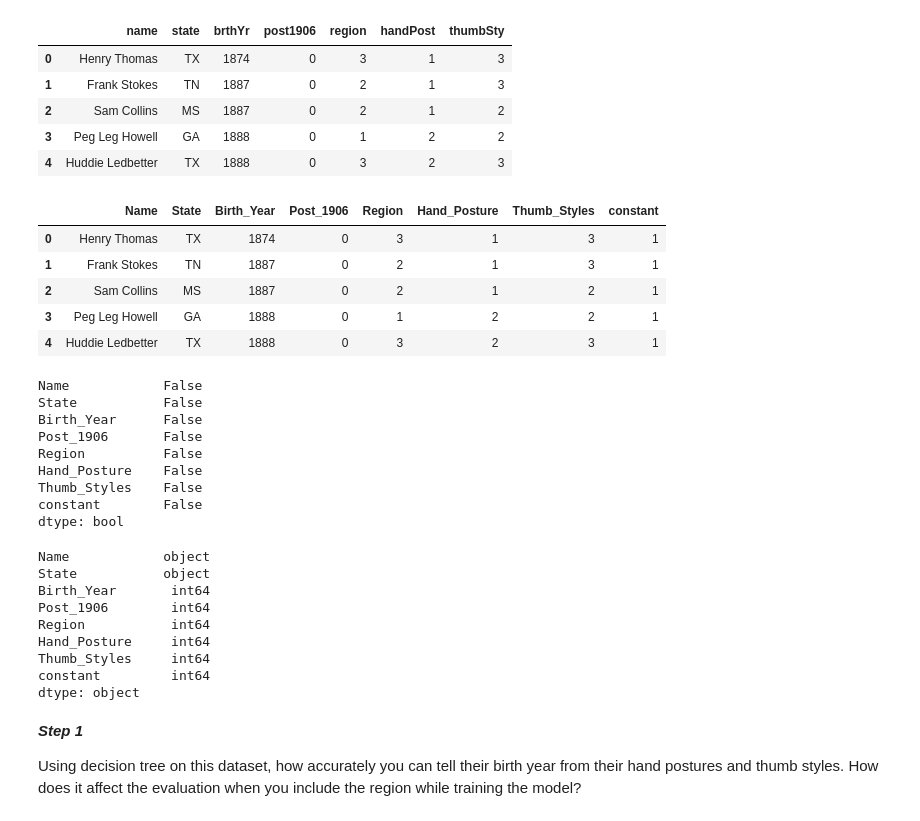
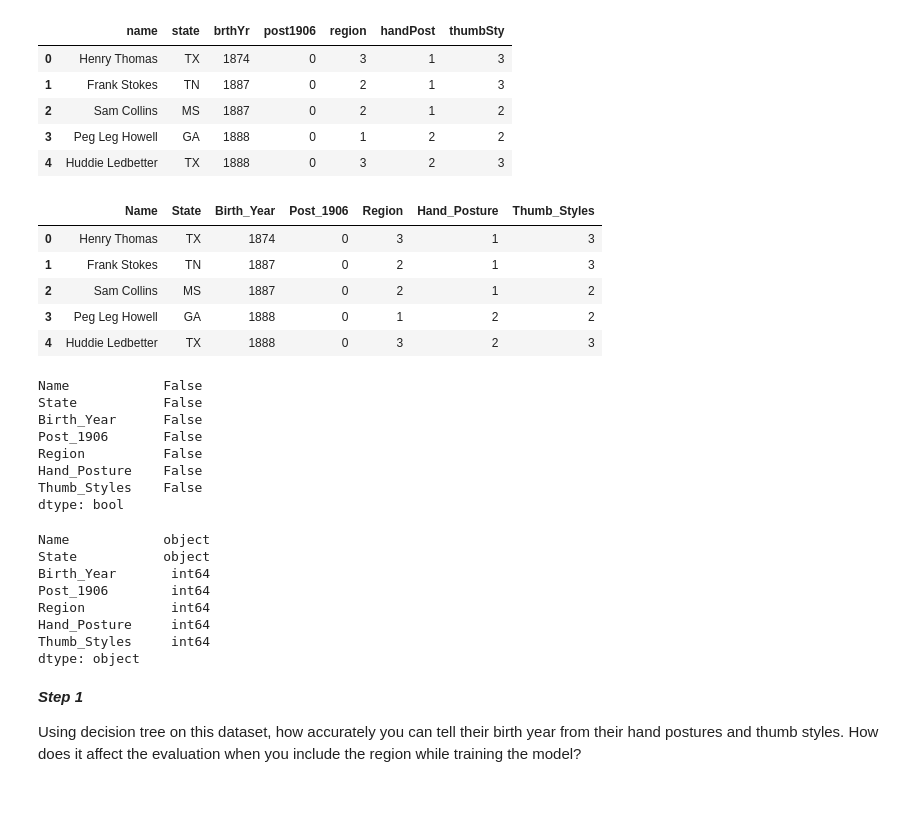
Before and after one commit to TheFrankdalorian/IMT_574, a Jupyter notebook: Week4/Homework/4.8_Decision_Trees_and_Random_Forest.ipynb, the cells around one changed output. Saved outputs shown, nothing was run; the diff lists cells and outputs as text; code cells hidden in the pictures.

```diff
--- a/Week4/Homework/4.8_Decision_Trees_and_Random_Forest.ipynb
+++ b/Week4/Homework/4.8_Decision_Trees_and_Random_Forest.ipynb
@@ -61,19 +59,17 @@ guitarrist_data_for_model = df.copy()
 # %%
 #Renaming columns
 guitarrist_data_for_model.rename(columns={'name':'Name', 'state':'State', 'brthYr':"Birth_Year", 'post1906':'Post_1906'
                                           ,'region':'Region', 'handPost': 'Hand_Posture', 'thumbSty':'Thumb_Styles' },  inplace=True)
 
-#Adding constant
-guitarrist_data_for_model['constant'] = 1
 
 guitarrist_data_for_model.head()
 # %% [output]
-|  | Name | State | Birth_Year | Post_1906 | Region | Hand_Posture | Thumb_Styles | constant |
-| 0 | Henry Thomas | TX | 1874 | 0 | 3 | 1 | 3 | 1 |
-| 1 | Frank Stokes | TN | 1887 | 0 | 2 | 1 | 3 | 1 |
-| 2 | Sam Collins | MS | 1887 | 0 | 2 | 1 | 2 | 1 |
-| 3 | Peg Leg Howell | GA | 1888 | 0 | 1 | 2 | 2 | 1 |
-| 4 | Huddie Ledbetter | TX | 1888 | 0 | 3 | 2 | 3 | 1 |
+|  | Name | State | Birth_Year | Post_1906 | Region | Hand_Posture | Thumb_Styles |
+| 0 | Henry Thomas | TX | 1874 | 0 | 3 | 1 | 3 |
+| 1 | Frank Stokes | TN | 1887 | 0 | 2 | 1 | 3 |
+| 2 | Sam Collins | MS | 1887 | 0 | 2 | 1 | 2 |
+| 3 | Peg Leg Howell | GA | 1888 | 0 | 1 | 2 | 2 |
+| 4 | Huddie Ledbetter | TX | 1888 | 0 | 3 | 2 | 3 |
 # %%
 #Checking for missing values to impute
 guitarrist_data_for_model.isna().any()
@@ -85,7 +81,6 @@ Post_1906       False
 Region          False
 Hand_Posture    False
 Thumb_Styles    False
-constant        False
 dtype: bool
 # %%
 guitarrist_data_for_model.dtypes
@@ -97,5 +92,4 @@ Post_1906        int64
 Region           int64
 Hand_Posture     int64
 Thumb_Styles     int64
-constant         int64
 dtype: object
```
Also changed, not shown: parts of 43 cells of this notebook.
